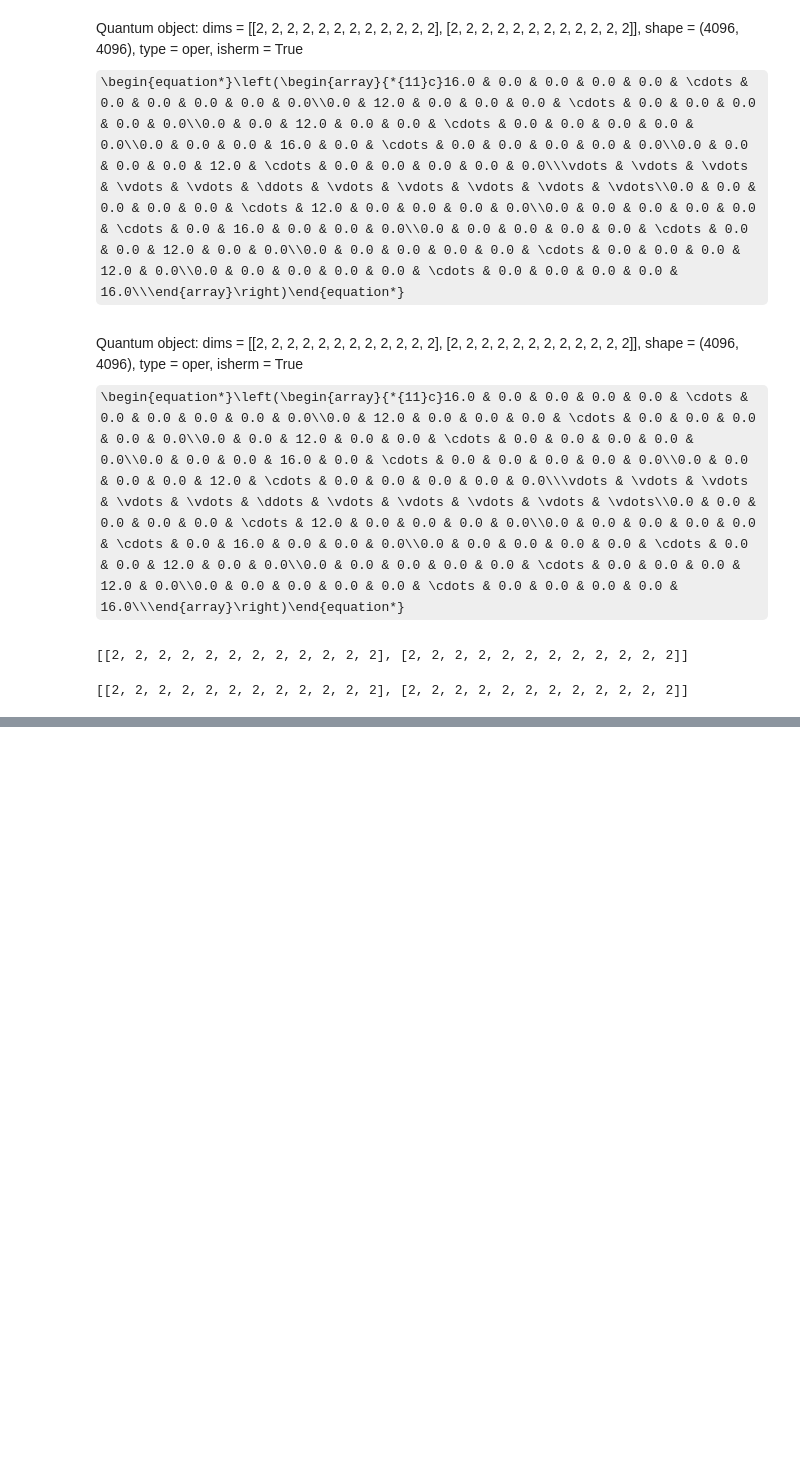
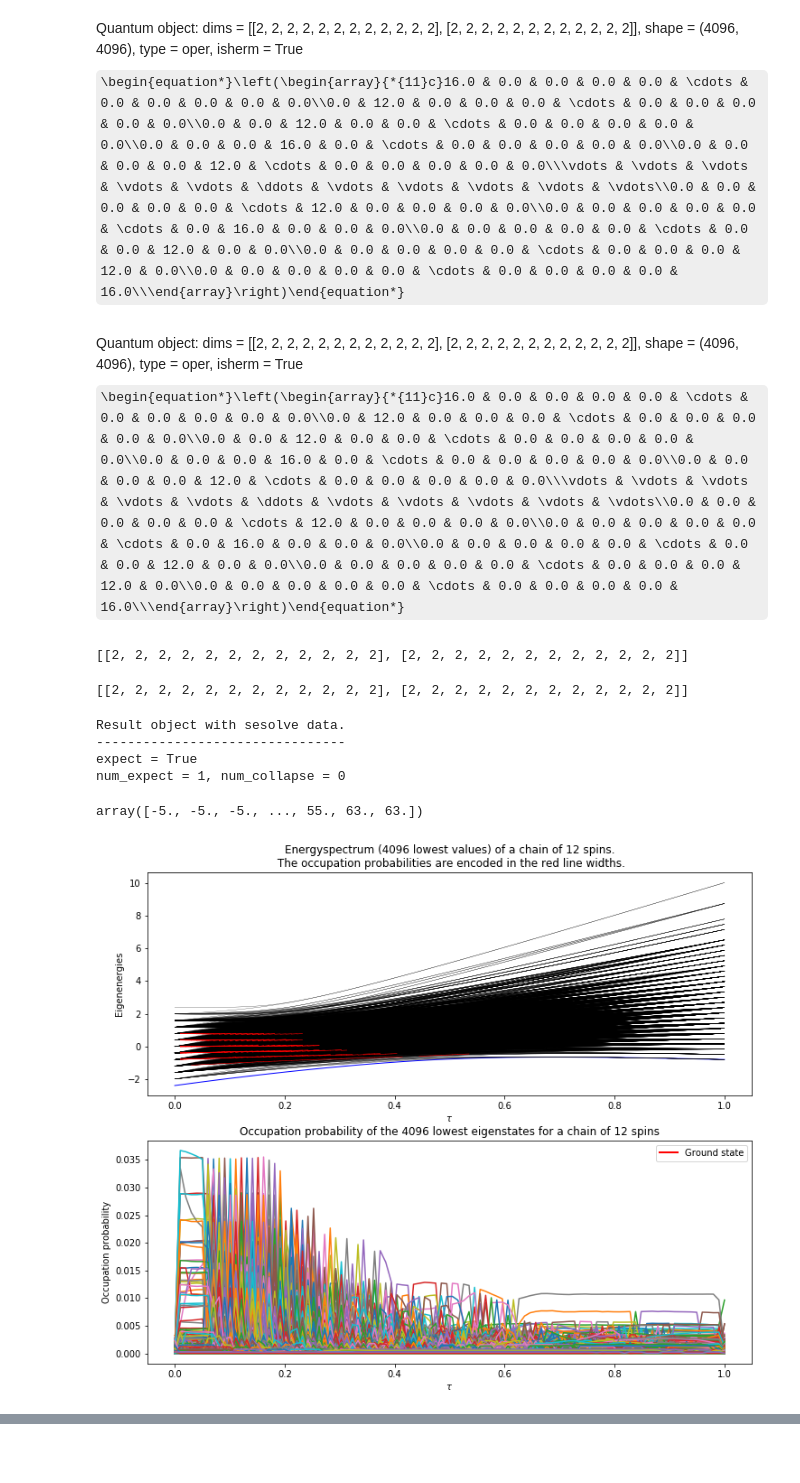
Before and after one commit to YsHaNgM/quantum-annealing-project, a Jupyter notebook: Untitled-4v.ipynb, the cells around one changed output, grey strips where cells are left out. Saved outputs shown, nothing was run; the diff lists cells and outputs as text; code cells hidden in the pictures; some formulas as TeX source; blank space fills up the shorter version.

```diff
--- a/Untitled-4v.ipynb
+++ b/Untitled-4v.ipynb
@@ -24,7 +24,7 @@ import matplotlib.pyplot as plt
 # resource.setrlimit(resource.RLIMIT_NOFILE, (max(cur_hdls, target_hdls), max_hdls))
 
 N = 12
-M=6
+M=4096
 # vertex numbr
 #S E W N stands for countries of UK
 V = 4
@@ -32,7 +32,7 @@ V = 4
 C = 3
 
 #edges matrix
-E = [[1,1,1,1],[1,1,1,1],[1,1,1,1],[1,1,1,1]]
+E = [[1,1,0,1],[1,1,1,1],[0,1,1,1],[1,1,1,1]]
 E = np.array(E)
 
 
@@ -43,7 +43,7 @@ Jx = 1.0 * 2 * pi * (1 - 2 * rand(N))
 # Jy = 1.0 * 2 * pi * (1 - 2 * rand(N))
 
 taumax = 100.0
-taulist = np.linspace(0, taumax, 10)
+taulist = np.linspace(0, taumax, 100)
 
 si = qeye(2)
 sx = sigmax()
@@ -78,7 +78,7 @@ for n in range(N):
 # x(0) for sz |-1| spin down x(1) for sz |+1| spin up
 # x = (sz+1)/2   sz=(-1) => x=0 sz=(+1) => x=1
 
-psi_list = [basis(2,0),basis(2,0),basis(2,1),basis(2,0),basis(2,1),basis(2,0),basis(2,0),basis(2,1),basis(2,0),basis(2,1),basis(2,0),basis(2,0)]
+psi_list = [basis(2,0),basis(2,0),basis(2,1),basis(2,0),basis(2,1),basis(2,0),basis(2,0),basis(2,0),basis(2,1),basis(2,1),basis(2,0),basis(2,0)]
 # for n in range(N):
 #     psi_list.append(basis(2,randrange(1)))
 # psi_list = [basis(2,0) for n in range(N)]
@@ -161,4 +161,9 @@ def process_rho(tau, psi):
     idx[0] += 1
 
 
-sesolve(h_t, psi0, taulist, process_rho, args, _safe_mode=True)
+sesolve(h_t, psi0, taulist, process_rho, args, options=Options(nsteps=2000), _safe_mode=True)
+# %% [output]
+Result object with sesolve data.
+--------------------------------
+expect = True
+num_expect = 1, num_collapse = 0
@@ -169,3 +170,16 @@ Jz
+# %%
+
+
+sort(evals_mat[len(taulist)-1])
+# %% [output]
+array([-5., -5., -5., ..., 55., 63., 63.])
+# %%
+for idx in range(len(taulist)-1):
+    for n in range(len(P_mat[0,:])):
+        lw = 0.5 + 4*P_mat[idx,n]
+        if lw > 0.5215:
+            if evals_mat[idx+1,n] == -5.0:
+                print(array([evals_mat[idx,n], evals_mat[idx+1,n]]))
 # %%
 fig, axes = plt.subplots(2, 1, figsize=(12,10))
 
@@ -176,36 +190,38 @@ fig, axes = plt.subplots(2, 1, figsize=(12,10))
 # first draw thin lines outlining the energy spectrum
 for n in range(len(evals_mat[0,:])):
     ls,lw = ('b',1) if n == 0 else ('k', 0.25)
-    axes[0].plot(taulist/max(taulist), evals_mat[:,n] / (2*pi), ls, lw=lw)
+    axes[0].plot(taulist/max(taulist), evals_mat[:,n] ls, lw=lw)
 
 # second, draw line that encode the occupation probability of each state in
 # its linewidth. thicker line => high occupation probability.
 for idx in range(len(taulist)-1):
     for n in range(len(P_mat[0,:])):
         lw = 0.5 + 4*P_mat[idx,n]
         if lw > 0.55:
            axes[0].plot(array([taulist[idx], taulist[idx+1]])/taumax,
-                        array([evals_mat[idx,n], evals_mat[idx+1,n]])/(2*pi),
+                        array([evals_mat[idx,n], evals_mat[idx+1,n]]),
                         'r', linewidth=lw)
 
 axes[0].set_xlabel(r'$\tau$')
 axes[0].set_ylabel('Eigenenergies')
 axes[0].set_title("Energyspectrum (%d lowest values) of a chain of %d spins.\n " % (M,N)
                 + "The occupation probabilities are encoded in the red line widths.")
 
 #
 # plot the occupation probabilities for the few lowest eigenstates
 #
 for n in range(len(P_mat[0,:])):
     if n == 0:
         axes[1].plot(taulist/max(taulist), 0 + P_mat[:,n], 'r', linewidth=2)
     else:
         axes[1].plot(taulist/max(taulist), 0 + P_mat[:,n])
 
 axes[1].set_xlabel(r'$\tau$')
 axes[1].set_ylabel('Occupation probability')
 axes[1].set_title("Occupation probability of the %d lowest " % M +
                   "eigenstates for a chain of %d spins" % N)
 axes[1].legend(("Ground state",));
+# %% [output]
+[figure, added]
 # %%
 H0
```
Also changed, not shown: parts of 7 cells of this notebook, 1 other file.
